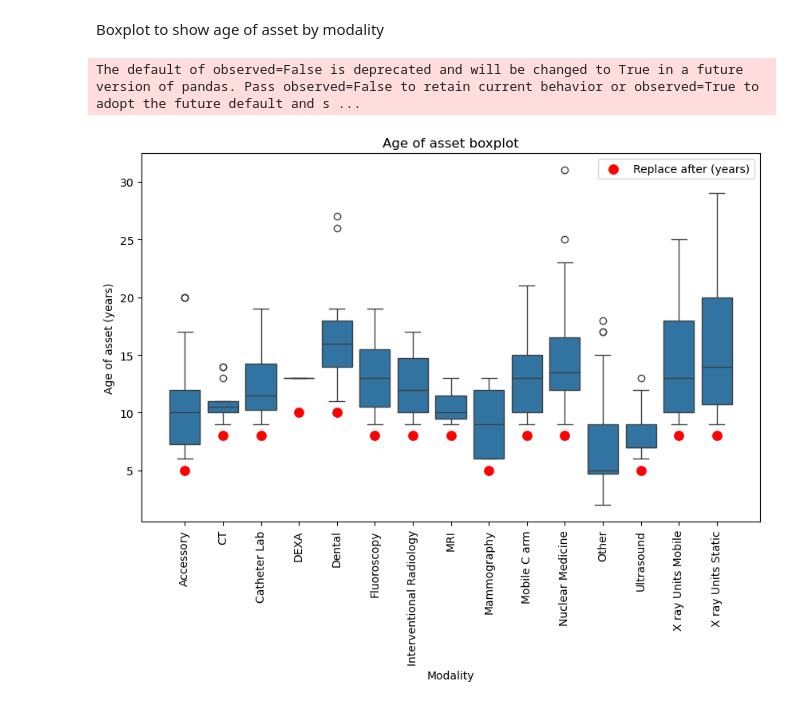
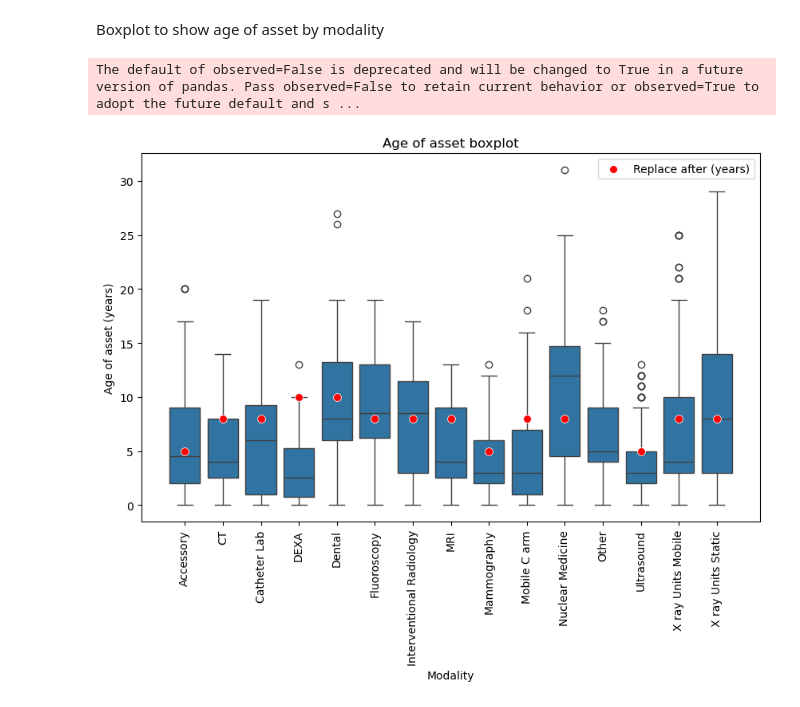
Before and after one commit to martindata999/imaging-assets-replacement, a Jupyter notebook: imaging-asset-replacement.ipynb, the cells around one changed output. Saved outputs shown, nothing was run; the diff lists cells and outputs as text; code cells hidden in the pictures.

Commit message:
Fixed issue with outdated assets being filtered out too early, and brought 'replace after' dots to front of boxplot chart

```diff
--- a/imaging-asset-replacement.ipynb
+++ b/imaging-asset-replacement.ipynb
@@ -348,10 +348,10 @@ df['replacement_cost'] = df.apply(lambda row: replacement_cost[(row['Modality_De
 df['replacement_schedule'] = df.apply(lambda row: replacement_schedule[(row['Modality_Der'])], axis=1)
 
 # Only where Age > replacement_schedule
-df = df[df['Age'] > df['replacement_schedule']]
+outdated_assets = df[df['Age'] > df['replacement_schedule']]
 
 # Pivot the DataFrame to get the data in the format required for a stacked bar chart
-pivot_df = df.pivot_table(index='OrganisationName', columns='Modality_Der', values='replacement_cost', aggfunc='sum').fillna(0)
+pivot_df = outdated_assets.pivot_table(index='OrganisationName', columns='Modality_Der', values='replacement_cost', aggfunc='sum').fillna(0)
 
 # Create a stacked bar chart
 pivot_df.plot(kind='barh', stacked=True)
@@ -399,35 +398,41 @@ average_replacement_schedule = df.groupby('Modality_Der')['replacement_schedule'
 df['Modality_Der'] = pd.Categorical(df['Modality_Der'], categories=sorted(df['Modality_Der'].unique()), ordered=True)
 
 # Create figure and axis
 fig, ax = plt.subplots(figsize=(10, 6))
 
 # Plot boxplot
-sns.boxplot(x='Modality_Der', y='Age', data=df, ax=ax)
+sns.boxplot(x='Modality_Der',
+            y='Age',
+            data=df,
+            ax=ax,
+            zorder=1)
 
 # Filter out zeros and NaNs for plotting red dots
-plot_data = average_replacement_schedule[average_replacement_schedule['replacement_schedule'] > 0].dropna()
+plot_data = average_replacement_schedule[
+    average_replacement_schedule['replacement_schedule'] > 0].dropna()
 
 # Rotate x labels
 plt.xticks(rotation=90)
 
 # Plot replacement schedule as red dots
 sns.scatterplot(x='Modality_Der',
                 y='replacement_schedule',
                 data=plot_data,
                 color='red',
-                s=100,
+                s=50,
                 marker='o',
                 ax=ax,
-                label='Replace after (years)'
+                label='Replace after (years)',
+                zorder=2
                 )
 
 # Set plot title and labels
 ax.set_xlabel("Modality")
 ax.set_ylabel("Age of asset (years)")
 ax.set_title("Age of asset boxplot")
 
 # Show plot
 plt.show()
 # %% [output]
 The default of observed=False is deprecated and will be changed to True in a future version of pandas. Pass observed=False to retain current behavior or observed=True to adopt the future default and s ...
-[figure, old version]
+[figure, new version]
```
Also changed, not shown: parts of 1 cell of this notebook.
